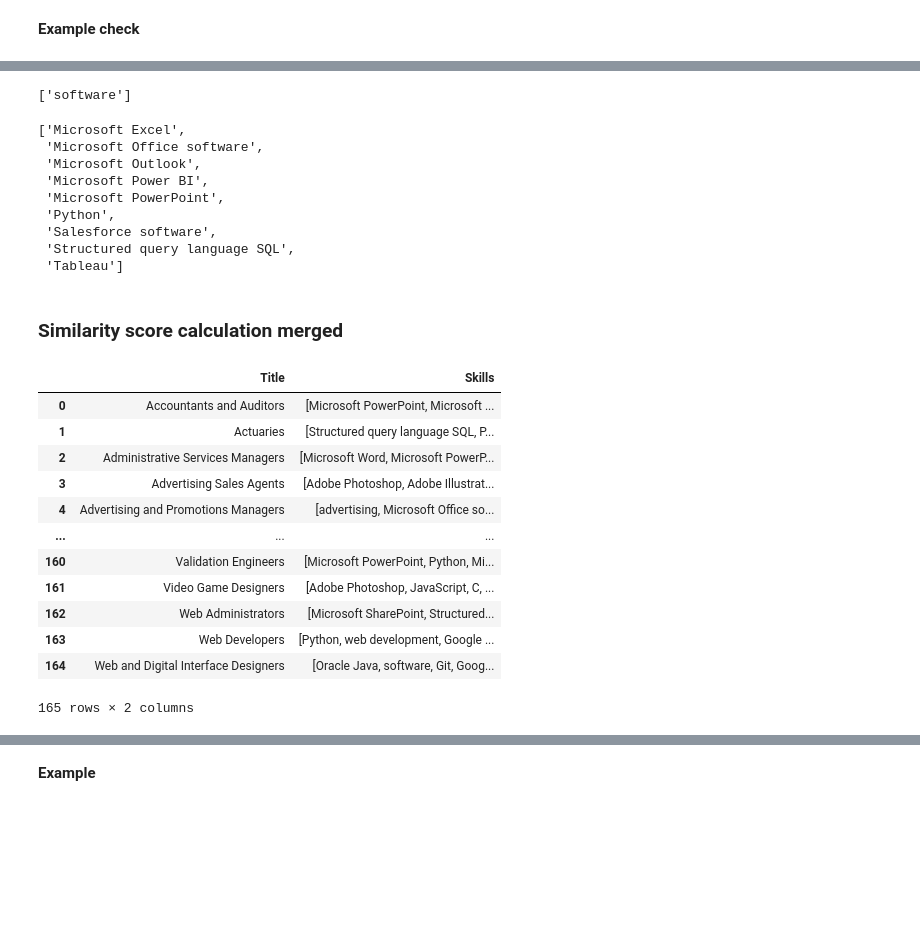
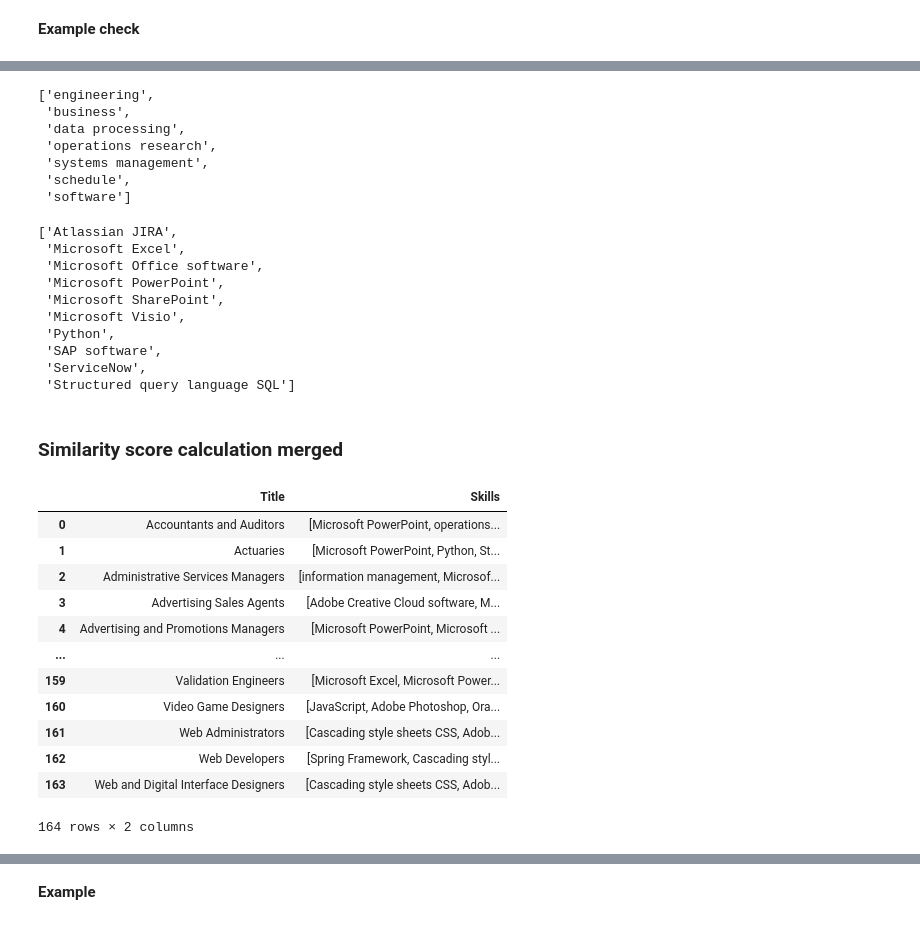
Before and after one commit to victorbjorsvik/workproject_matching_algo, a Jupyter notebook: similairty_calculation.ipynb, the cells around one changed output, grey strips where cells are left out. Saved outputs shown, nothing was run; the diff lists cells and outputs as text; code cells hidden in the pictures; blank space fills up the shorter version.

```diff
--- a/similairty_calculation.ipynb
+++ b/similairty_calculation.ipynb
@@ -608,20 +619,27 @@ Skills
 Name: count, dtype: int64
 # %%
-df_jobs[df_jobs['Title'] == 'Operations Research Analysts']['Skills'].values[0]
+df_jobs[df_jobs['Title'] == 'Computer Systems Analysts']['Skills'].values[0]
 # %% [output]
-['software']
+['engineering',
+ 'business',
+ 'data processing',
+ 'operations research',
+ 'systems management',
+ 'schedule',
+ 'software']
 # %%
-df_skill_role_grouped[df_skill_role_grouped['Title'] == 'Operations Research Analysts']['Skills'].values[0]
+df_skill_role_grouped[df_skill_role_grouped['Title'] == 'Computer Systems Analysts']['Skills'].values[0]
 # %% [output]
-['Microsoft Excel',
+['Atlassian JIRA',
+ 'Microsoft Excel',
  'Microsoft Office software',
- 'Microsoft Outlook',
- 'Microsoft Power BI',
  'Microsoft PowerPoint',
+ 'Microsoft SharePoint',
+ 'Microsoft Visio',
  'Python',
- 'Salesforce software',
- 'Structured query language SQL',
- 'Tableau']
+ 'SAP software',
+ 'ServiceNow',
+ 'Structured query language SQL']
 # %% [markdown]
 ### Similarity score calculation merged
 # %%
@@ -645,6 +663,7 @@ result_df_1 = merged_skills[['Title', 'Skills']]
 # %%
 # Original multiline text
 roles_text = """
+Agents and Business Managers of Artists, Performers, and Athletes
 Adult Basic Education, Adult Secondary Education, and English as a Second Language Instructors
 Aerospace Engineers
 Agents and Business Managersof Artists, Pereformers, and Athletes
@@ -928,42 +947,42 @@ Water/Wastewater Engineers
 Weatherization Installers and Technicians
 Weighers, Measurers, Checkers, and Samplers, Recordkeeping
 Welding, Soldering, and Brazing Machine Setters, Operators, and Tenders
 Wholesale and Retail Buyers, Except Farm Products
 Wind Energy Engineers
 Wind Turbine Service Technicians
 Word Processors and Typists
 Writers and Authors
 Zoologists and Wildlife Biologists
 """  # Include the full roles text here
 
 # Process the text to add quotation marks and make it a valid Python list
 roles_to_remove = ['{}{}'.format(role.strip(), "'") for role in roles_text.strip().splitlines() if role.strip()]
 
 # Normalize the 'Title' column in result_df
 result_df_1['Title_normalized'] = result_df_1['Title'].str.strip().str.lower()
 
 # Fix roles_to_remove by stripping extra apostrophes and spaces, then normalize
 roles_to_remove_normalized = [
     role.strip().lower().rstrip("'") for role in roles_to_remove  # Remove trailing apostrophe
 ]
 
 # Filter out the roles to remove
 result_df= result_df_1[~result_df_1['Title_normalized'].isin(roles_to_remove_normalized)]
 
 # Drop the temporary normalized column
 result_df = result_df.drop(columns=['Title_normalized'])
 result_df
 # %% [output]
 |  | Title | Skills |
-| 0 | Accountants and Auditors | [Microsoft PowerPoint, Microsoft ... |
-| 1 | Actuaries | [Structured query language SQL, P... |
-| 2 | Administrative Services Managers | [Microsoft Word, Microsoft PowerP... |
-| 3 | Advertising Sales Agents | [Adobe Photoshop, Adobe Illustrat... |
-| 4 | Advertising and Promotions Managers | [advertising, Microsoft Office so... |
+| 0 | Accountants and Auditors | [Microsoft PowerPoint, operations... |
+| 1 | Actuaries | [Microsoft PowerPoint, Python, St... |
+| 2 | Administrative Services Managers | [information management, Microsof... |
+| 3 | Advertising Sales Agents | [Adobe Creative Cloud software, M... |
+| 4 | Advertising and Promotions Managers | [Microsoft PowerPoint, Microsoft ... |
 | ... | ... | ... |
-| 160 | Validation Engineers | [Microsoft PowerPoint, Python, Mi... |
-| 161 | Video Game Designers | [Adobe Photoshop, JavaScript, C, ... |
-| 162 | Web Administrators | [Microsoft SharePoint, Structured... |
-| 163 | Web Developers | [Python, web development, Google ... |
-| 164 | Web and Digital Interface Designers | [Oracle Java, software, Git, Goog... |
+| 159 | Validation Engineers | [Microsoft Excel, Microsoft Power... |
+| 160 | Video Game Designers | [JavaScript, Adobe Photoshop, Ora... |
+| 161 | Web Administrators | [Cascading style sheets CSS, Adob... |
+| 162 | Web Developers | [Spring Framework, Cascading styl... |
+| 163 | Web and Digital Interface Designers | [Cascading style sheets CSS, Adob... |
-165 rows × 2 columns
+164 rows × 2 columns
```
Also changed, not shown: parts of 26 cells of this notebook, 1 other file.
